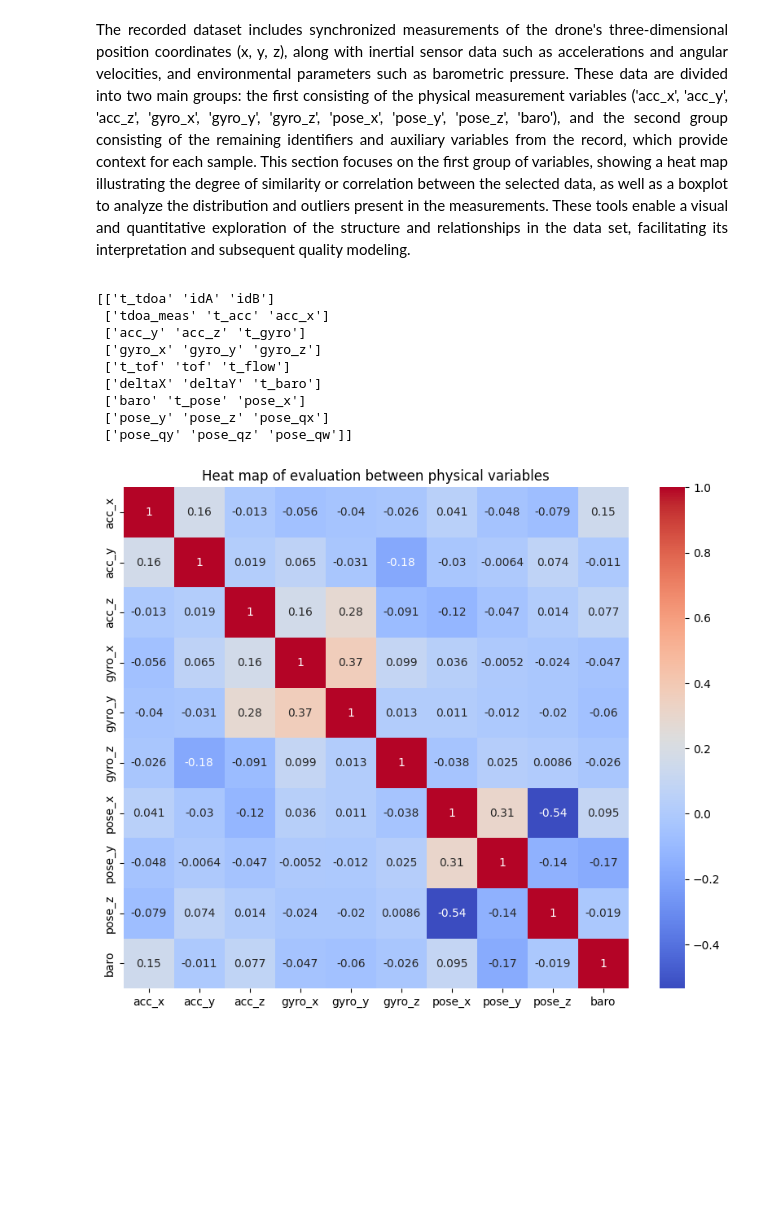
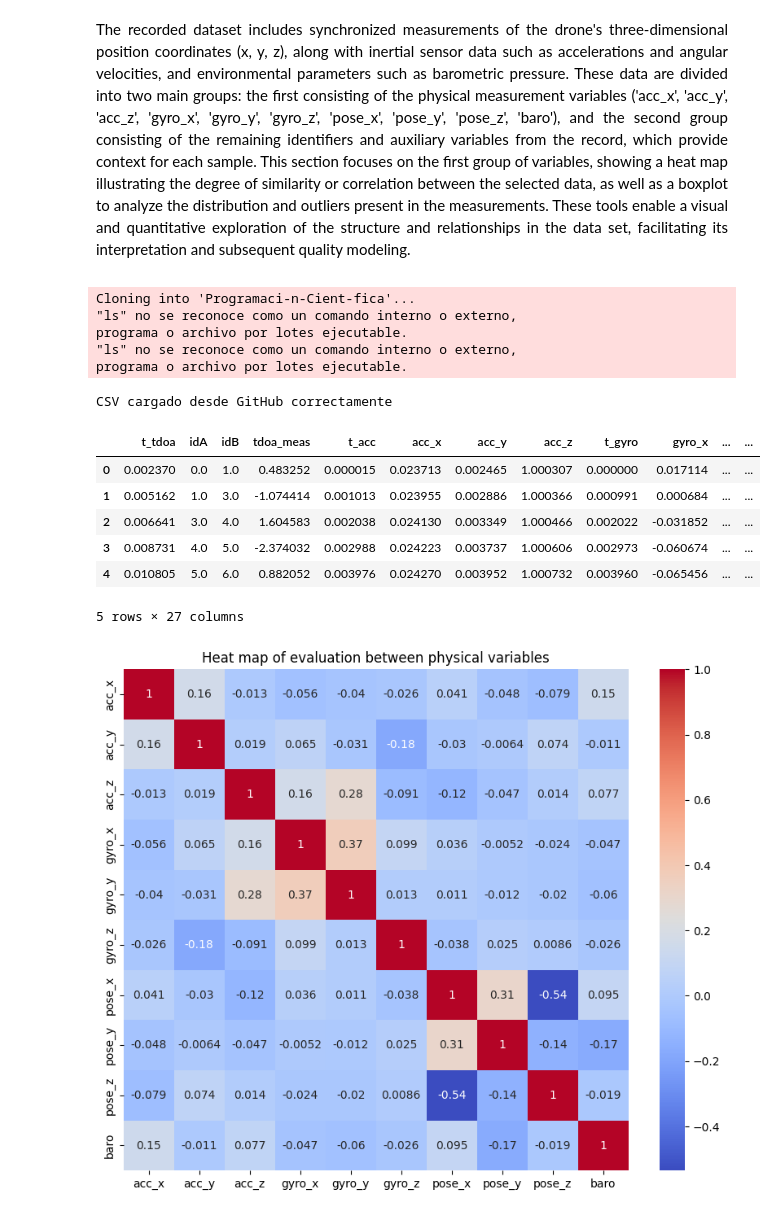
Before and after one commit to BREIMER606/Programaci-n-Cient-fica, a Jupyter notebook: Laboratorio_1/Lab1_Pct.ipynb, the cells around one changed output. Drawn from its saved outputs; the diff is of its cells as text; code cells hidden in the pictures; blank space fills up the shorter version.

```diff
--- a/Laboratorio_1/Lab1_Pct.ipynb
+++ b/Laboratorio_1/Lab1_Pct.ipynb
@@ -36,17 +34,41 @@ import math
-# %%
-# Import data set
-df = pd.read_csv('const1-trial2-tdoa2.csv')
-
-cols = df.columns.values.reshape(9, 3)
-print(cols)
-# %% [output]
-[['t_tdoa' 'idA' 'idB']
- ['tdoa_meas' 't_acc' 'acc_x']
- ['acc_y' 'acc_z' 't_gyro']
- ['gyro_x' 'gyro_y' 'gyro_z']
- ['t_tof' 'tof' 't_flow']
- ['deltaX' 'deltaY' 't_baro']
- ['baro' 't_pose' 'pose_x']
- ['pose_y' 'pose_z' 'pose_qx']
- ['pose_qy' 'pose_qz' 'pose_qw']]
+# %%
+usuario_github = "BREIMER606"
+token_github = "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"
+repo_name = "Programaci-n-Cient-fica"
+
+# Si ya existe, borrar carpeta
+def remove_readonly(func, path, excinfo):
+    os.chmod(path, stat.S_IWRITE)
+    func(path)
+
+if os.path.exists(repo_name):
+    shutil.rmtree(repo_name, onerror=remove_readonly)
+# Clonar repo
+!git clone https://{usuario_github}:{token_github}@github.com/{usuario_github}/{repo_name}.git
+
+# Ver estructura
+!ls {repo_name}
+!ls {repo_name}/Laboratorio_1
+
+# Ajustar ruta CSV
+ruta_archivo_csv = f"{repo_name}/Laboratorio_1/const1-trial2-tdoa2.csv"
+
+# Cargar archivo
+df = pd.read_csv(ruta_archivo_csv)
+print("CSV cargado desde GitHub correctamente")
+df.head()
+# %% [output]
+Cloning into 'Programaci-n-Cient-fica'...
+"ls" no se reconoce como un comando interno o externo,
+programa o archivo por lotes ejecutable.
+"ls" no se reconoce como un comando interno o externo,
+programa o archivo por lotes ejecutable.
+CSV cargado desde GitHub correctamente
+|  | t_tdoa | idA | idB | tdoa_meas | t_acc | acc_x | acc_y | acc_z | t_gyro | gyro_x | ... | ... |
+| 0 | 0.002370 | 0.0 | 1.0 | 0.483252 | 0.000015 | 0.023713 | 0.002465 | 1.000307 | 0.000000 | 0.017114 | ... | ... |
+| 1 | 0.005162 | 1.0 | 3.0 | -1.074414 | 0.001013 | 0.023955 | 0.002886 | 1.000366 | 0.000991 | 0.000684 | ... | ... |
+| 2 | 0.006641 | 3.0 | 4.0 | 1.604583 | 0.002038 | 0.024130 | 0.003349 | 1.000466 | 0.002022 | -0.031852 | ... | ... |
+| 3 | 0.008731 | 4.0 | 5.0 | -2.374032 | 0.002988 | 0.024223 | 0.003737 | 1.000606 | 0.002973 | -0.060674 | ... | ... |
+| 4 | 0.010805 | 5.0 | 6.0 | 0.882052 | 0.003976 | 0.024270 | 0.003952 | 1.000732 | 0.003960 | -0.065456 | ... | ... |
+5 rows × 27 columns
 # %%
```
Also changed, not shown: parts of 15 cells of this notebook.
